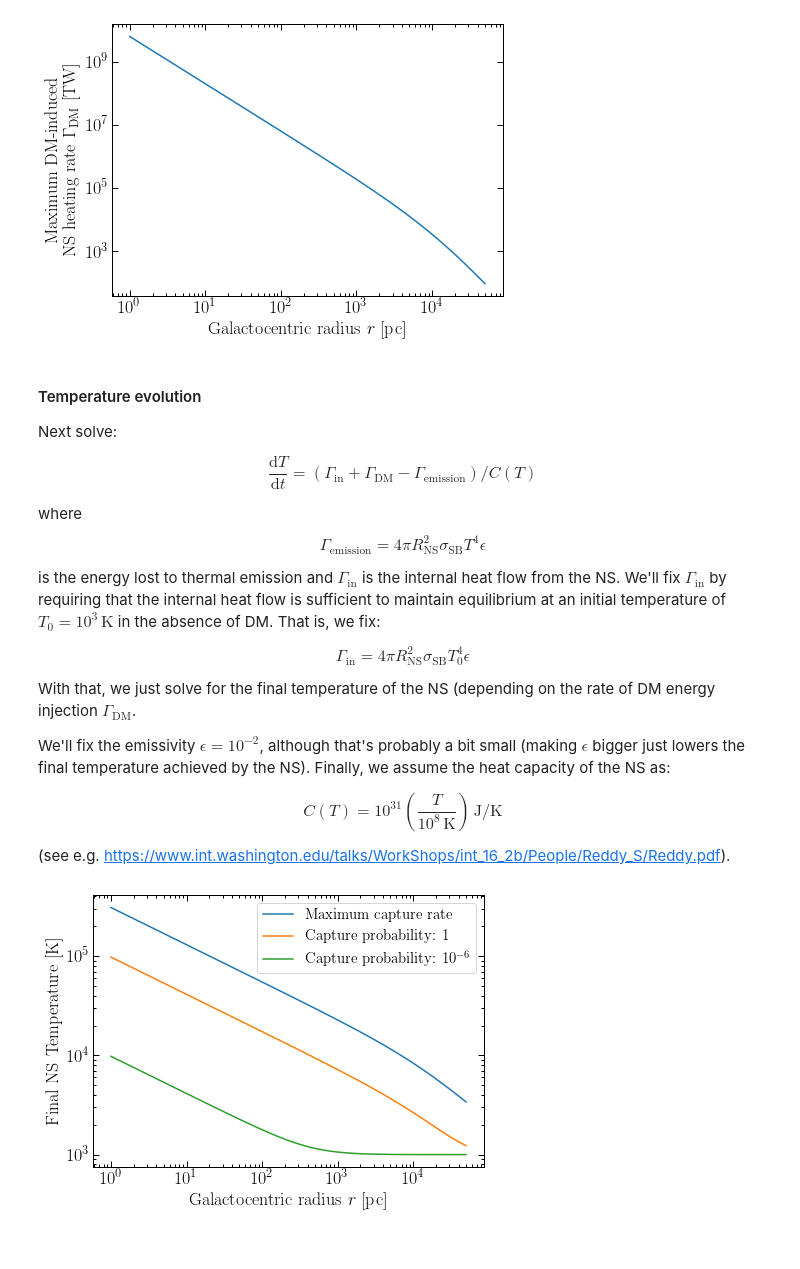
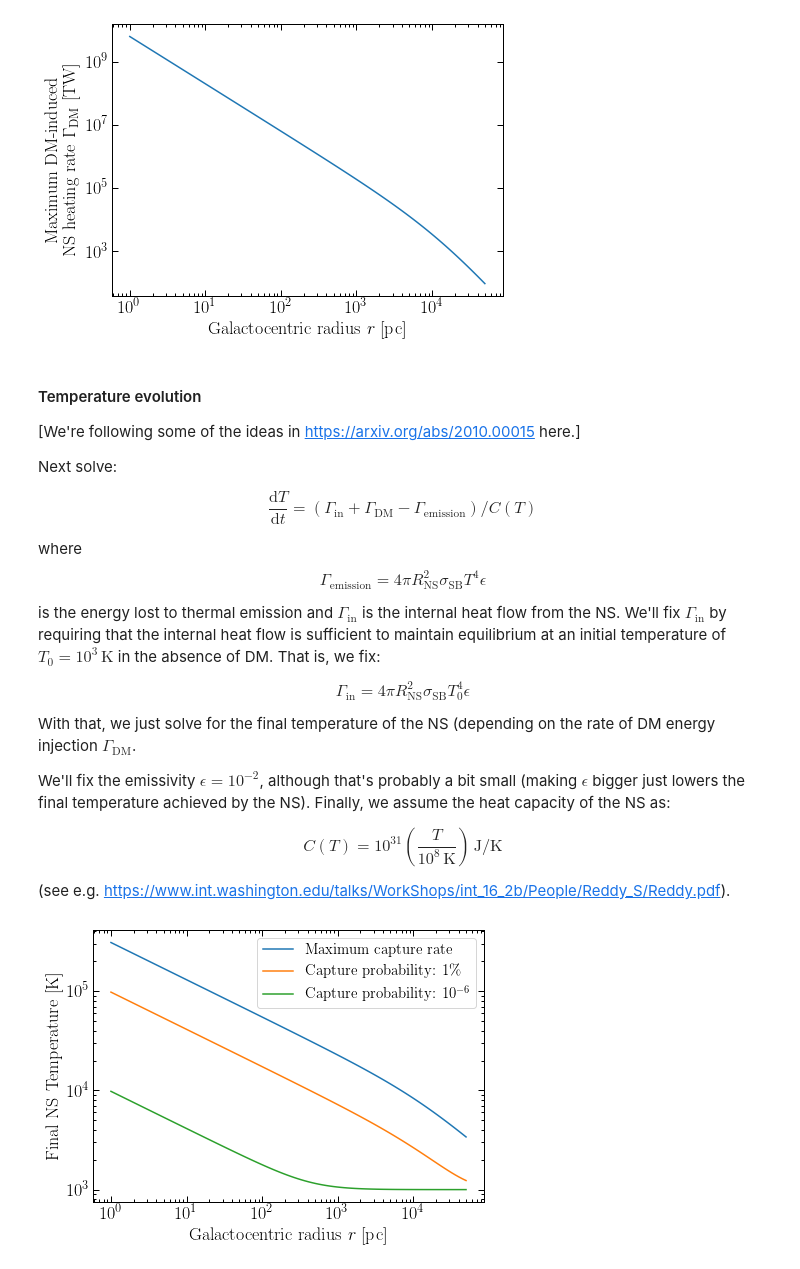
Before and after one commit to bradkav/axion-miniclusters, a Jupyter notebook: code/NS-heating.ipynb, the cells around one changed output. Saved outputs shown, nothing was run; the diff lists cells and outputs as text; code cells hidden in the pictures.

```diff
--- a/code/NS-heating.ipynb
+++ b/code/NS-heating.ipynb
@@ -63,6 +66,8 @@ plt.show()
 [figure]
 # %% [markdown]
 #### Temperature evolution
+
+[We're following some of the ideas in https://arxiv.org/abs/2010.00015 here.]
 
 Next solve:
 
@@ -109,15 +116,15 @@ for i, Gamma in enumerate(dQdt*Msun_to_J):
 # %%
 plt.figure(figsize=(7,5))
 
 plt.loglog(r_list, T_list, label="Maximum capture rate")
-plt.loglog(r_list, T_list_1pc, label=r"Capture probability: 1%")
+plt.loglog(r_list, T_list_1pc, label=r"Capture probability: 1\%")
 plt.loglog(r_list, T_list_tiny, label=r"Capture probability: $10^{-6}$")
 
 plt.xlabel(r"Galactocentric radius $r$ [pc]")
 plt.ylabel(r"Final NS Temperature [K]")
 
 plt.legend()
 
 plt.show()
 # %% [output]
-[figure, old version]
+[figure, new version]
```
Also changed, not shown: parts of 13 cells of this notebook.
